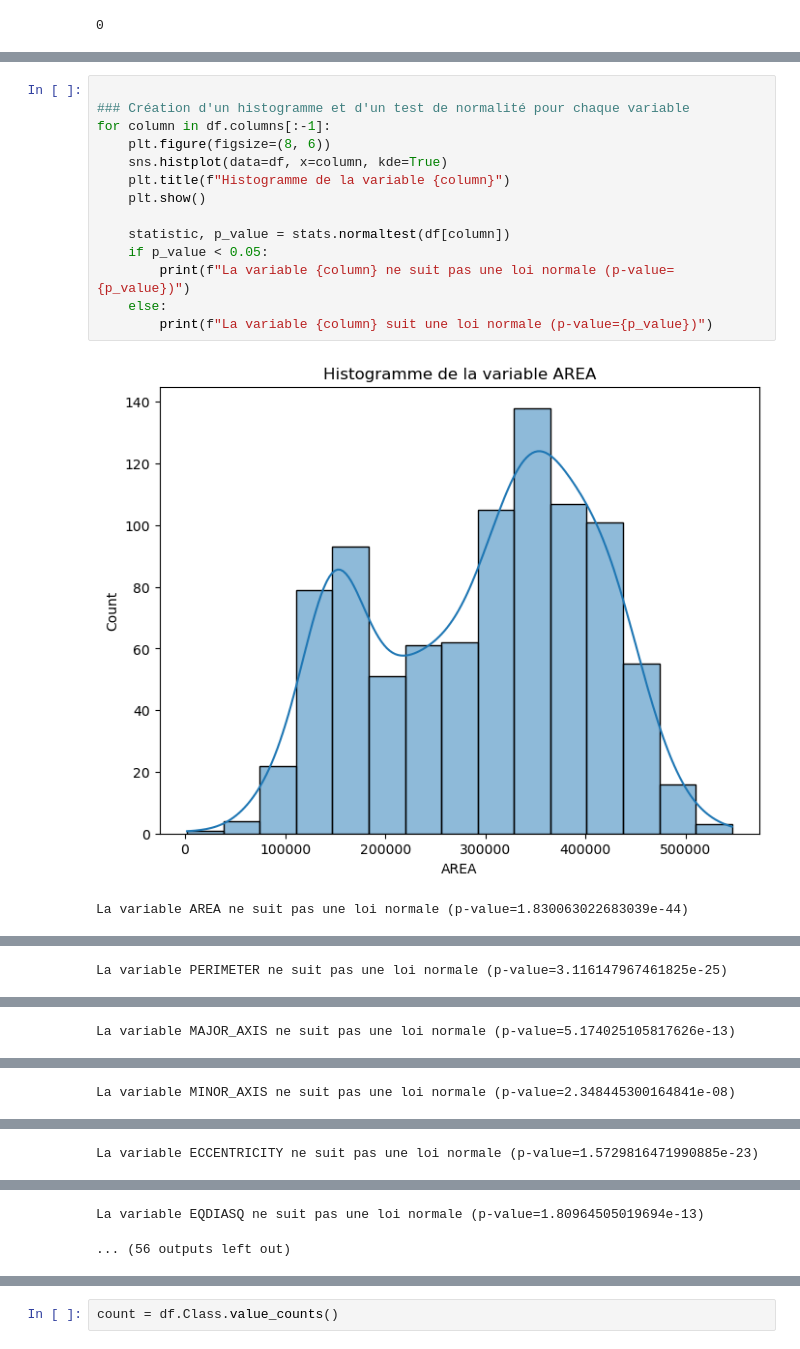
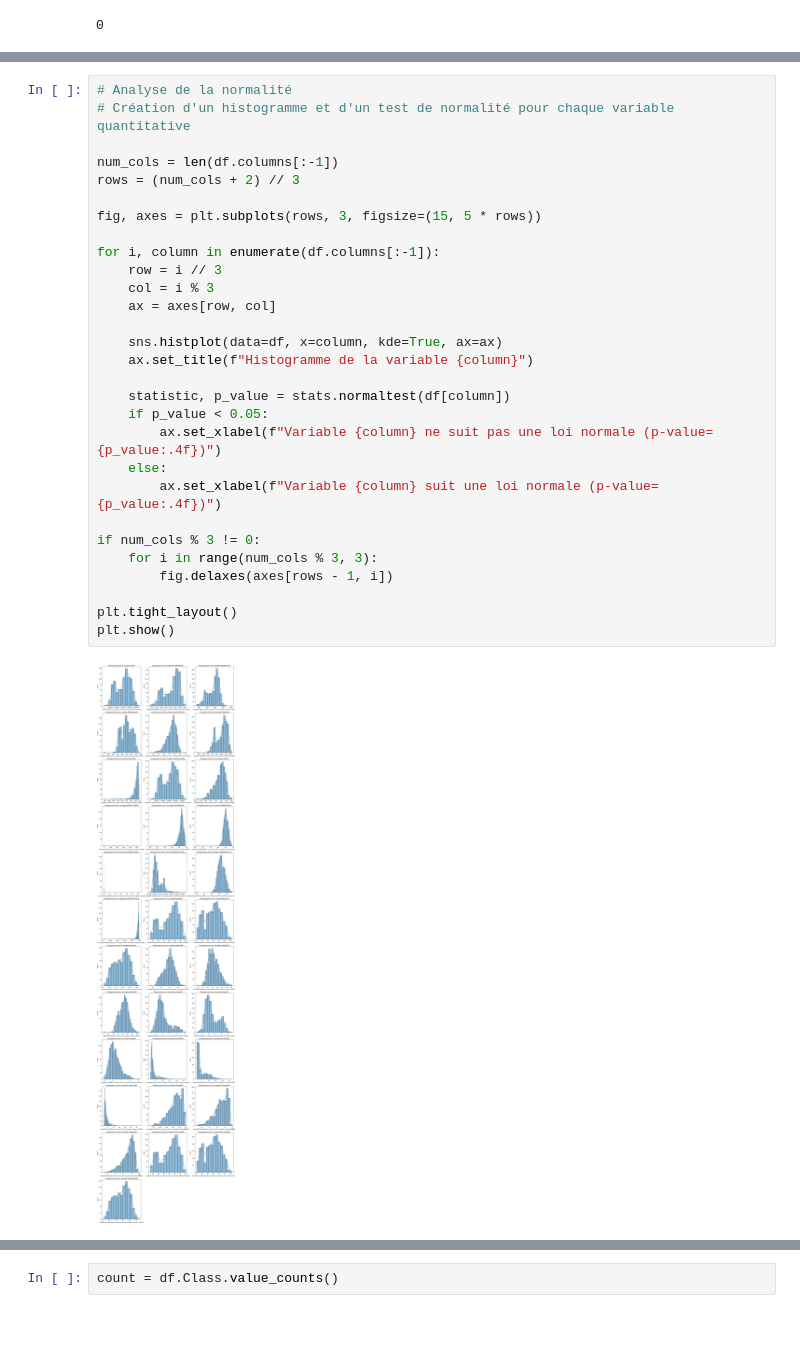
Before and after one commit to chadia08/ML-Classification, a Jupyter notebook: logistic regression/fruits/fruits.ipynb, the cells around one changed output, grey strips where cells are left out. Drawn from its saved outputs; the diff is of its cells as text.

```diff
--- a/logistic regression/fruits/fruits.ipynb
+++ b/logistic regression/fruits/fruits.ipynb
@@ -129,17 +138,31 @@ df.duplicated().sum()
 # %%
+# Analyse de la normalité
+# Création d'un histogramme et d'un test de normalité pour chaque variable quantitative
 
-### Création d'un histogramme et d'un test de normalité pour chaque variable
-for column in df.columns[:-1]:
-    plt.figure(figsize=(8, 6))
-    sns.histplot(data=df, x=column, kde=True)
-    plt.title(f"Histogramme de la variable {column}")
-    plt.show()
+num_cols = len(df.columns[:-1])
+rows = (num_cols + 2) // 3
+
+fig, axes = plt.subplots(rows, 3, figsize=(15, 5 * rows))
+
+for i, column in enumerate(df.columns[:-1]):
+    row = i // 3
+    col = i % 3
+    ax = axes[row, col]
+
+    sns.histplot(data=df, x=column, kde=True, ax=ax)
+    ax.set_title(f"Histogramme de la variable {column}")
 
     statistic, p_value = stats.normaltest(df[column])
     if p_value < 0.05:
-        print(f"La variable {column} ne suit pas une loi normale (p-value={p_value})")
+        ax.set_xlabel(f"Variable {column} ne suit pas une loi normale (p-value={p_value:.4f})")
     else:
-        print(f"La variable {column} suit une loi normale (p-value={p_value})")
+        ax.set_xlabel(f"Variable {column} suit une loi normale (p-value={p_value:.4f})")
+
+if num_cols % 3 != 0:
+    for i in range(num_cols % 3, 3):
+        fig.delaxes(axes[rows - 1, i])
+
+plt.tight_layout()
+plt.show()
 # %% [output]
-[figure, old version]
+[figure, new version]
-La variable AREA ne suit pas une loi normale (p-value=1.830063022683039e-44)
@@ -147 +168,0 @@ La variable AREA ne suit pas une loi normale (p-value=1.830063022683039e-44)
-La variable PERIMETER ne suit pas une loi normale (p-value=3.116147967461825e-25)
@@ -149 +168,0 @@ La variable PERIMETER ne suit pas une loi normale (p-value=3.116147967461825e-25
-La variable MAJOR_AXIS ne suit pas une loi normale (p-value=5.174025105817626e-13)
@@ -151 +168,0 @@ La variable MAJOR_AXIS ne suit pas une loi normale (p-value=5.174025105817626e-1
-La variable MINOR_AXIS ne suit pas une loi normale (p-value=2.348445300164841e-08)
@@ -153 +168,0 @@ La variable MINOR_AXIS ne suit pas une loi normale (p-value=2.348445300164841e-0
-La variable ECCENTRICITY ne suit pas une loi normale (p-value=1.5729816471990885e-23)
@@ -155,2 +168,0 @@ La variable ECCENTRICITY ne suit pas une loi normale (p-value=1.5729816471990885
-La variable EQDIASQ ne suit pas une loi normale (p-value=1.80964505019694e-13)
-... (56 outputs left out)
```
Also changed, not shown: parts of 24 cells of this notebook.
